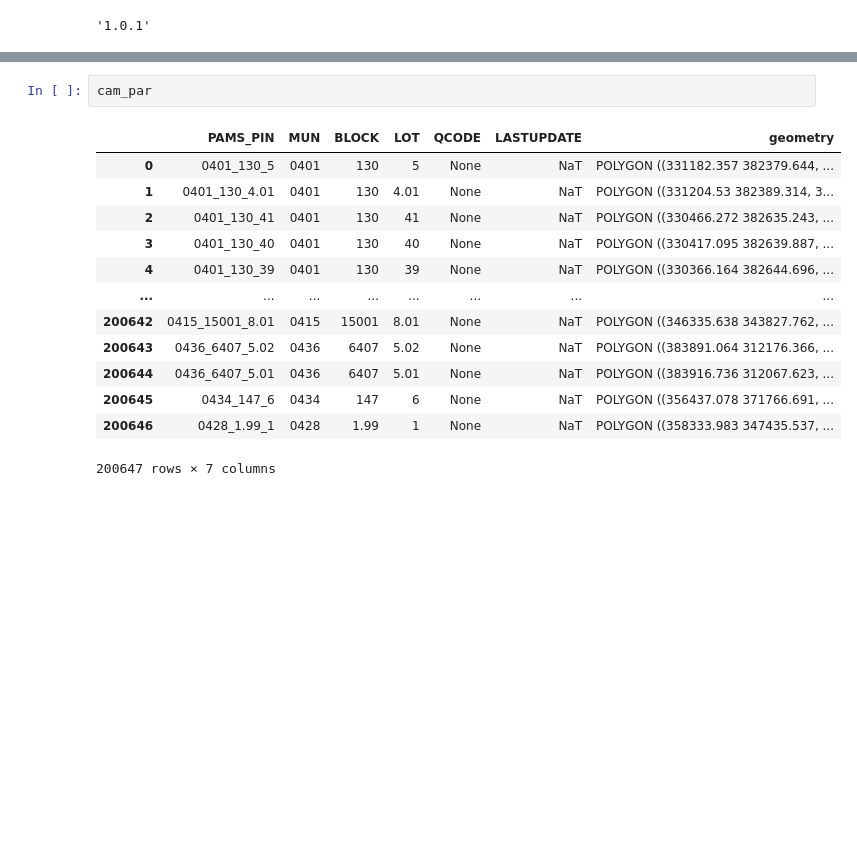
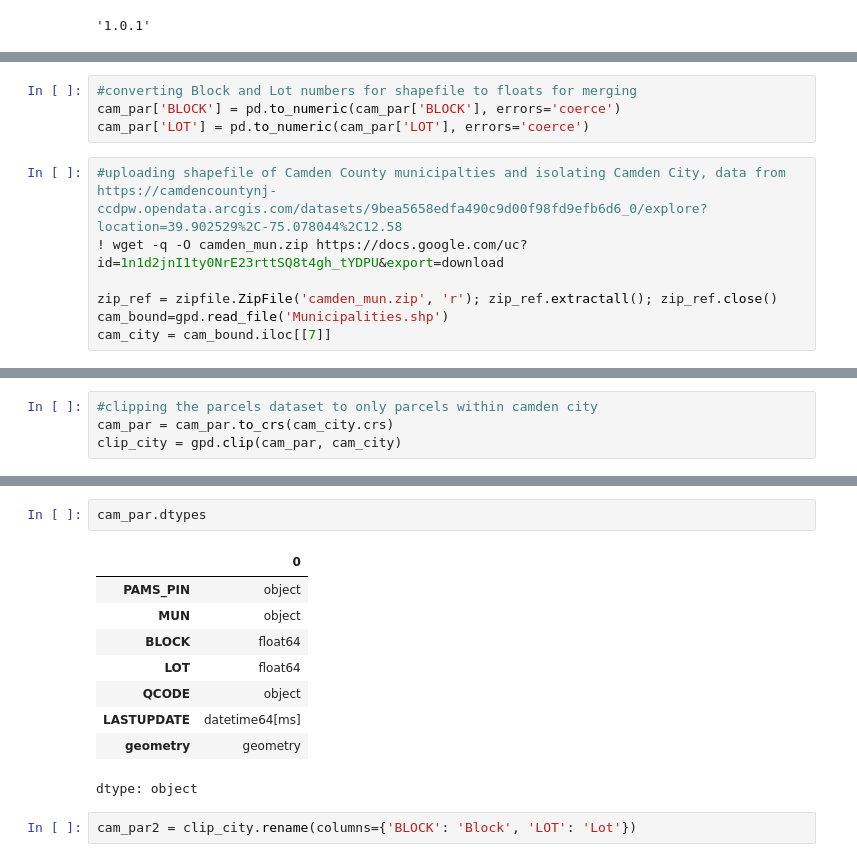
Before and after one commit to hbeck118/HOC-Project, a Jupyter notebook: hocdraft1.ipynb, the cells around one changed output, grey strips where cells are left out. Drawn from its saved outputs; the diff is of its cells as text; blank space fills up the shorter version.

```diff
--- a/hocdraft1.ipynb
+++ b/hocdraft1.ipynb
@@ -50,2 +47,13 @@ From (redirected): https://drive.google.com/uc?id=1q66zIbmgSQ__CzDA0PFPE6m_eCUNc
 To: /content/parcels_cam.zip
 'parcels_cam.zip'
+# %%
+#converting Block and Lot numbers for shapefile to floats for merging
+cam_par['BLOCK'] = pd.to_numeric(cam_par['BLOCK'], errors='coerce')
+cam_par['LOT'] = pd.to_numeric(cam_par['LOT'], errors='coerce')
+# %%
+#uploading shapefile of Camden County municipalties and isolating Camden City, data from https://camdencountynj-ccdpw.opendata.arcgis.com/datasets/9bea5658edfa490c9d00f98fd9efb6d6_0/explore?location=39.902529%2C-75.078044%2C12.58
+! wget -q -O camden_mun.zip https://docs.google.com/uc?id=1n1d2jnI1ty0NrE23rttSQ8t4gh_tYDPU&export=download
+
+zip_ref = zipfile.ZipFile('camden_mun.zip', 'r'); zip_ref.extractall(); zip_ref.close()
+cam_bound=gpd.read_file('Municipalities.shp')
+cam_city = cam_bound.iloc[[7]]
@@ -51,0 +85,4 @@ To: /content/parcels_cam.zip
+# %%
+#clipping the parcels dataset to only parcels within camden city
+cam_par = cam_par.to_crs(cam_city.crs)
+clip_city = gpd.clip(cam_par, cam_city)
@@ -52,16 +162,14 @@ To: /content/parcels_cam.zip
 # %%
-cam_par
+cam_par.dtypes
 # %% [output]
-|  | PAMS_PIN | MUN | BLOCK | LOT | QCODE | LASTUPDATE | geometry |
-| 0 | 0401_130_5 | 0401 | 130 | 5 | None | NaT | POLYGON ((331182.357 382379.644, ... |
-| 1 | 0401_130_4.01 | 0401 | 130 | 4.01 | None | NaT | POLYGON ((331204.53 382389.314, 3... |
-| 2 | 0401_130_41 | 0401 | 130 | 41 | None | NaT | POLYGON ((330466.272 382635.243, ... |
-| 3 | 0401_130_40 | 0401 | 130 | 40 | None | NaT | POLYGON ((330417.095 382639.887, ... |
-| 4 | 0401_130_39 | 0401 | 130 | 39 | None | NaT | POLYGON ((330366.164 382644.696, ... |
-| ... | ... | ... | ... | ... | ... | ... | ... |
-| 200642 | 0415_15001_8.01 | 0415 | 15001 | 8.01 | None | NaT | POLYGON ((346335.638 343827.762, ... |
-| 200643 | 0436_6407_5.02 | 0436 | 6407 | 5.02 | None | NaT | POLYGON ((383891.064 312176.366, ... |
-| 200644 | 0436_6407_5.01 | 0436 | 6407 | 5.01 | None | NaT | POLYGON ((383916.736 312067.623, ... |
-| 200645 | 0434_147_6 | 0434 | 147 | 6 | None | NaT | POLYGON ((356437.078 371766.691, ... |
-| 200646 | 0428_1.99_1 | 0428 | 1.99 | 1 | None | NaT | POLYGON ((358333.983 347435.537, ... |
+|  | 0 |
+| PAMS_PIN | object |
+| MUN | object |
+| BLOCK | float64 |
+| LOT | float64 |
+| QCODE | object |
+| LASTUPDATE | datetime64[ms] |
+| geometry | geometry |
-200647 rows × 7 columns
+dtype: object
+# %%
+cam_par2 = clip_city.rename(columns={'BLOCK': 'Block', 'LOT': 'Lot'})
```
Also changed, not shown: parts of 18 cells of this notebook.
